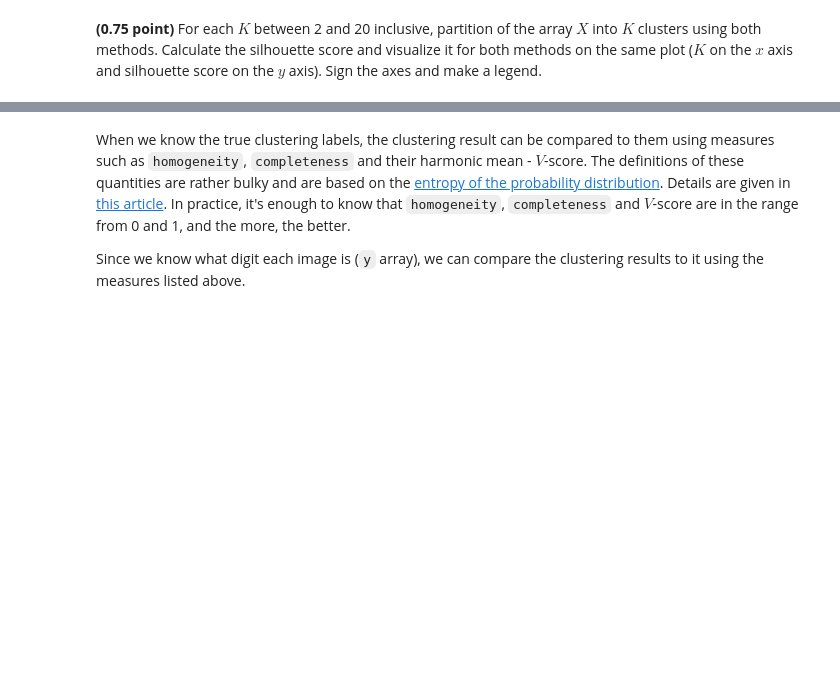
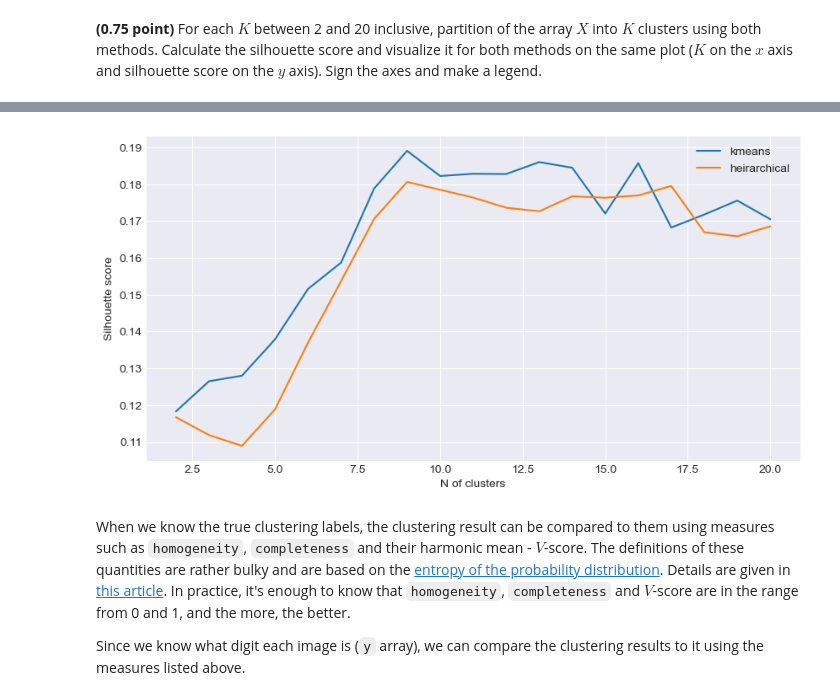
Before and after one commit to tshura/ml-intro-tasks-copy, a Jupyter notebook: 8_clustering/clustering.ipynb, the cells around one changed output, grey strips where cells are left out. Drawn from its saved outputs; the diff is of its cells as text; code cells hidden in the pictures; blank space fills up the shorter version.

```diff
--- a/8_clustering/clustering.ipynb
+++ b/8_clustering/clustering.ipynb
@@ -196,3 +297,24 @@ The implementation of this metric in the `scikit-learn` is the `silhouette_score
+# %%
+r = range(2,21)
+# %%
+kmeans_ss = np.zeros(19)
+hierarchical_ss = np.zeros(19)
+# %%
+for i in range(len(r)):
+    k = KMeans(n_clusters=r[i]).fit_predict(X)
+    h = AgglomerativeClustering(n_clusters=r[i]).fit_predict(X)
+
+    kmeans_ss[i] = silhouette_score(X, k)
+    hierarchical_ss[i] = silhouette_score(X, h)
+# %%
+fig = plt.figure(figsize=(10, 5))
+plt.plot(r, kmeans_ss, label='kmeans')
+plt.plot(r, hierarchical_ss, label='hierarchical')
+plt.ylabel('Silhouette score')
+plt.xlabel('N of clusters')
+plt.legend(['kmeans','heirarchical']);
+# %% [output]
+[figure, added]
 # %% [markdown]
 When we know the true clustering labels, the clustering result can be compared to them using measures such as `homogeneity`, `completeness` and their harmonic mean - $V$-score. The definitions of these quantities are rather bulky and are based on the [entropy of the probability distribution](https://ru.wikipedia.org/wiki/Информационная_энтропия). Details are given in [this article](http://aclweb.org/anthology/D/D07/D07-1043.pdf). In practice, it's enough to know that `homogeneity`, `completeness` and $V$-score are in the range from 0 and 1, and the more, the better.
 
```
Also changed, not shown: parts of 39 cells of this notebook.
